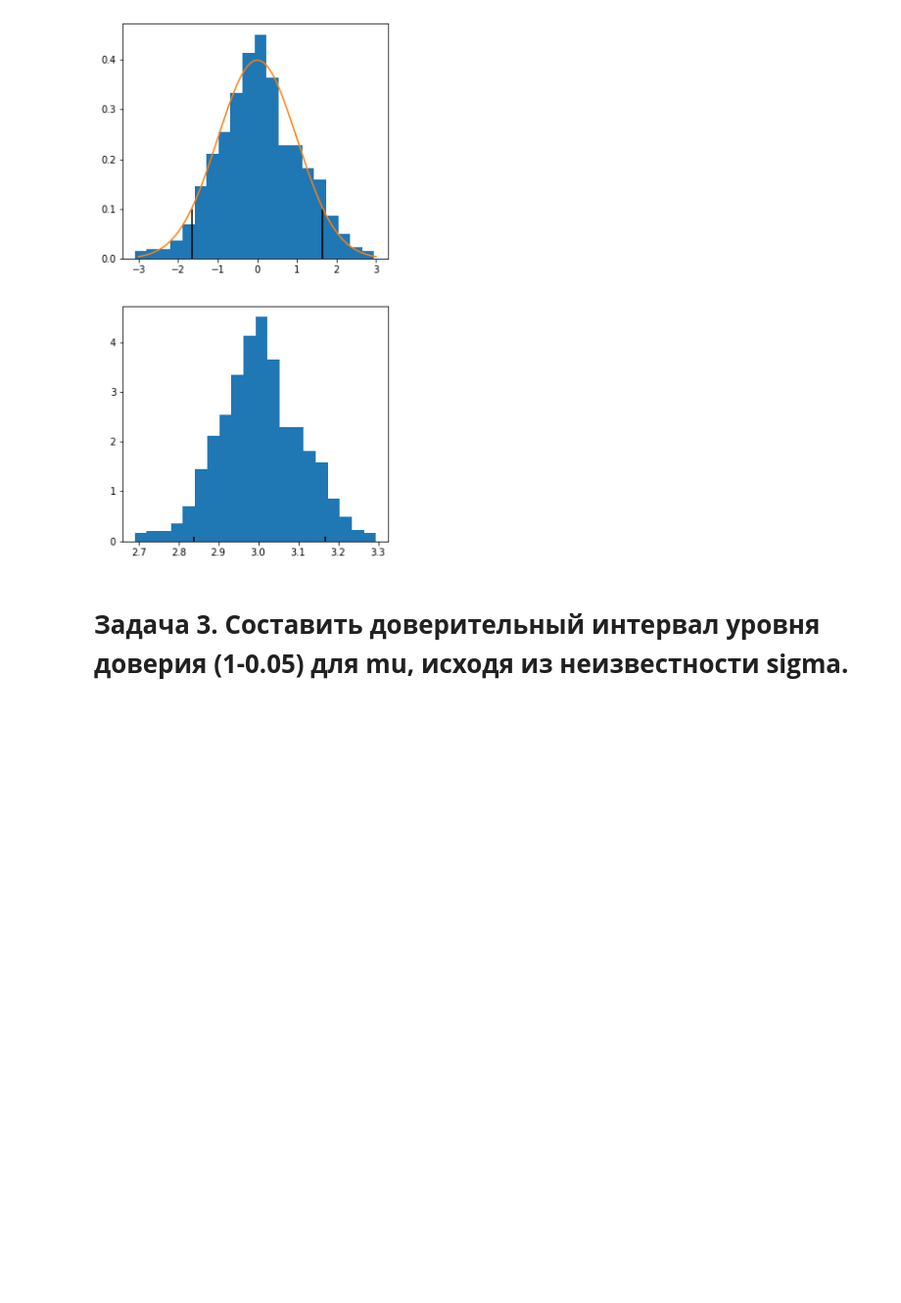
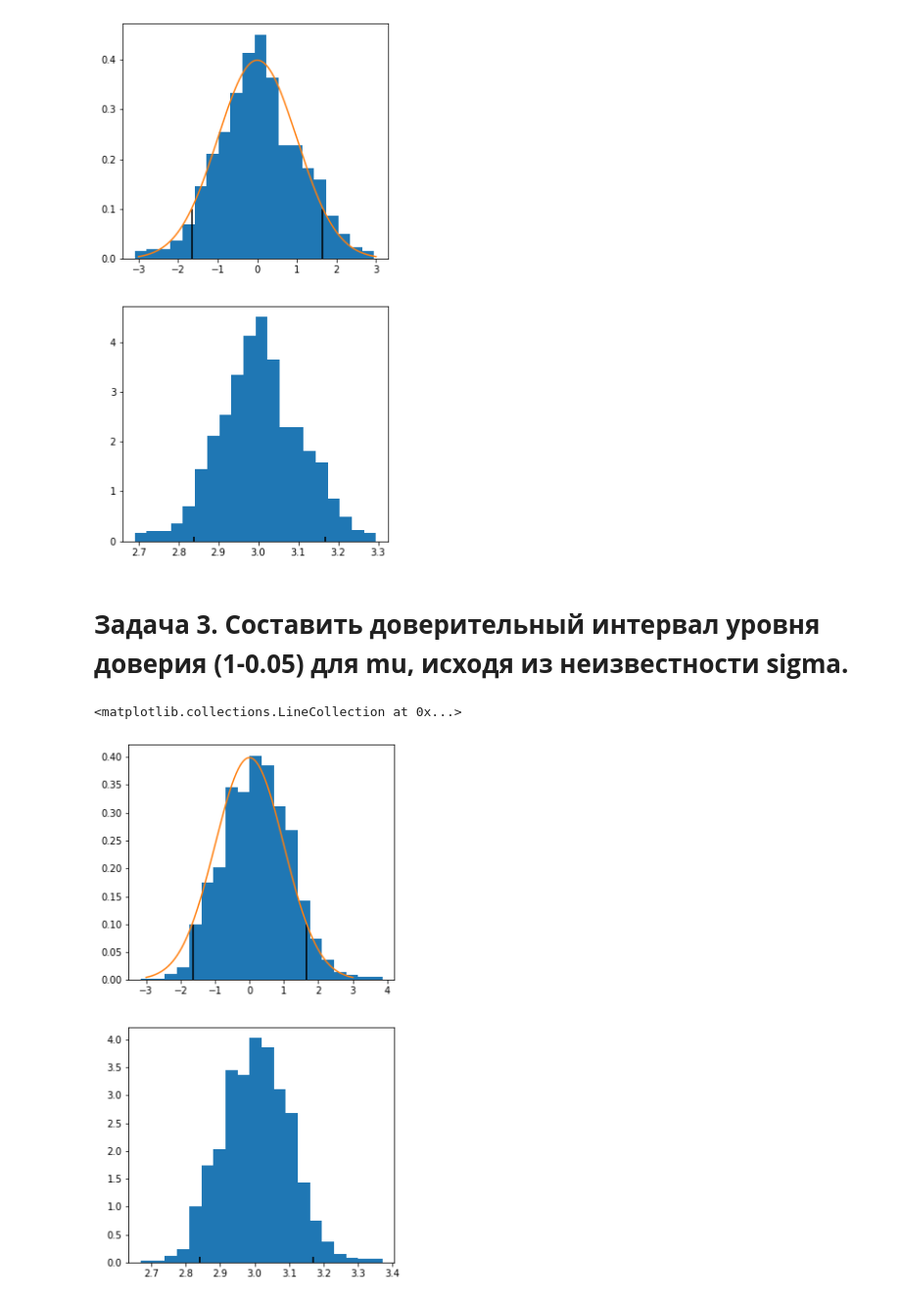
Before and after one commit to Groupac/Collab, a Jupyter notebook: 3ПМ Братчиков Дмитрий.ipynb, the cells around one changed output. Shown: that part at 98% size. Saved outputs shown, nothing was run; the diff lists cells and outputs as text; code cells hidden in the pictures; blank space fills up the shorter version.

```diff
--- a/3ПМ Братчиков Дмитрий.ipynb
+++ b/3ПМ Братчиков Дмитрий.ipynb
@@ -178,3 +178,44 @@ ax2.vlines(np.mean(a2)+(sigma*norm.ppf(1-0.05))/(N**0.5), 0, 0.1)
 [figure]
 # %% [markdown]
 # **Задача 3. Составить доверительный интервал уровня доверия (1-0.05) для mu, исходя из неизвестности sigma.**
+# %%
+import numpy as np
+import matplotlib.pyplot as plt
+import pylab
+from scipy.stats import norm
+
+
+N = 100
+M = 1000
+mu = 3
+sigma = 1
+S = (N/(N-1))**0.5
+a1 = np.array([])
+a2 = np.array([])
+
+#заполняем массивы значениями
+for _ in range(M):
+  #генерируем случайные величины
+  x = np.random.normal(mu, sigma, N)
+  #добавляем в первый массив случайные величины
+  a1 = np.append(a1, (N**0.5)*(np.mean(x)-mu/S))
+  #добавляем во второй массив значения выборочного среднего
+  a2 = np.append(a2, np.mean(x))
+
+fig = plt.figure(figsize=(5, 10))
+ax1 = fig.add_subplot(211)
+ax2 = fig.add_subplot(212)
+
+ax1.hist(a1, bins = 20, density = True)
+b1 = np.linspace(-3, 3, 1000)
+ax1.plot(b1, norm.pdf(b1))
+ax1.vlines(norm.ppf(1-0.05), 0, 0.1)
+ax1.vlines(-norm.ppf(1-0.05), 0, 0.1)
+
+# Вопрос, как здесь мы рассчитываем квантиль?
+ax2.hist(a2, bins = 20, density=True)
+ax2.vlines(np.mean(a2)-(sigma*norm.ppf(1-0.05))/(N**0.5), 0, 0.1)
+ax2.vlines(np.mean(a2)+(sigma*norm.ppf(1-0.05))/(N**0.5), 0, 0.1)
+# %% [output]
+<matplotlib.collections.LineCollection at 0x...>
+[figure, added]
```
